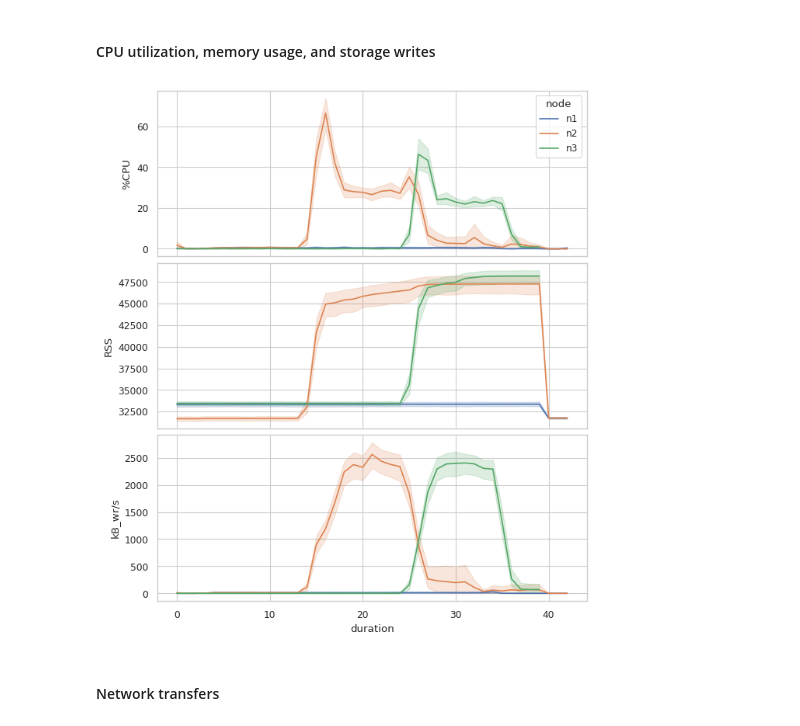
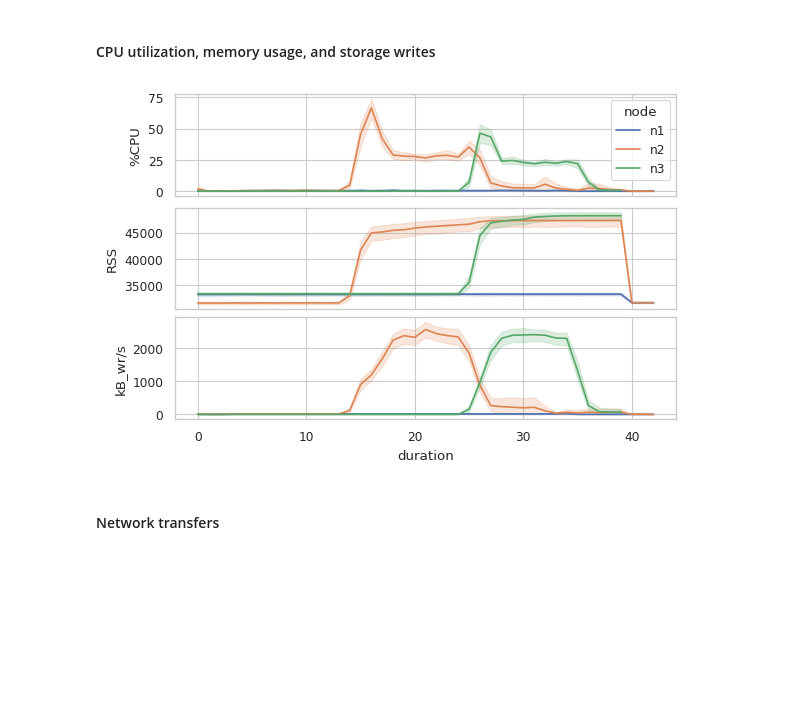
Before and after one commit to teschmitt/monntpy-lab, a Jupyter notebook: EvalInternal.ipynb, the cells around one changed output. Drawn from its saved outputs; the diff is of its cells as text; code cells hidden in the pictures; blank space fills up the shorter version.

```diff
--- a/EvalInternal.ipynb
+++ b/EvalInternal.ipynb
@@ -89,15 +89,2 @@ pidstat_df = get_pidstat_df(reports_dir=reports_dir, nodes=nodes)
 # %% [markdown]
 #### CPU utilization, memory usage, and storage writes
-# %%
-cols, rows = [1, 3]
-
-fig, ax = plt.subplots(rows, cols, figsize=(16*cm, 3*6*cm), constrained_layout=True, sharex=True)
-for i, g in enumerate(["%CPU", "RSS", "kB_wr/s"]):
-    data = pidstat_df[pidstat_df["Command"] == "python"]
-    sns.lineplot(data=data, x="duration", y=g, hue="node", ax=ax[i])
-    if i > 0:
-        ax[i].get_legend().remove()
-
-global_legend = ax[0].get_legend()
-# %% [output]
-[figure, removed]
@@ -103,0 +93,14 @@ global_legend = ax[0].get_legend()
+# %%
+stats = ["%CPU", "RSS", "kB_wr/s"]
+cols, rows = [1, len(stats)]
+
+fig, ax = plt.subplots(rows, cols, figsize=(linewidth, rows*3.2*cm), constrained_layout=True, sharex=True)
+for i, g in enumerate(stats):
+    sns.lineplot(data=pidstat_df, x="duration", y=g, hue="node", ax=ax[i])
+    if i > 0:
+        ax[i].get_legend().remove()
+
+# save legend for later on
+global_handles, global_labels = ax[0].get_legend_handles_labels()
+# %% [output]
+[figure, added]
```
Also changed, not shown: parts of 11 cells of this notebook, 4 other files.
